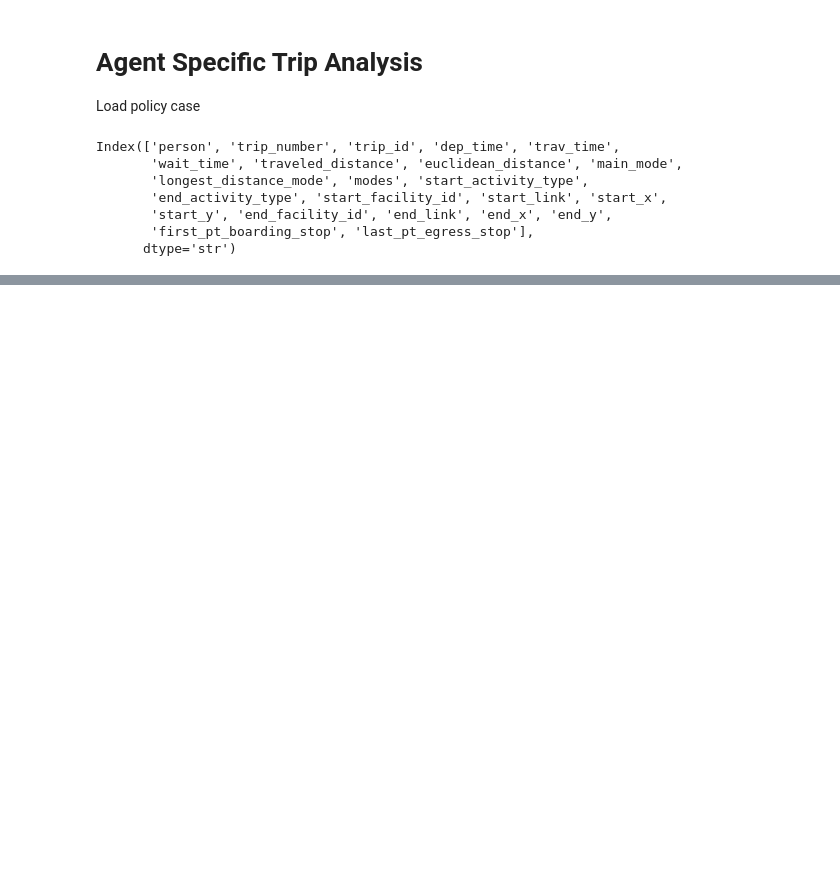
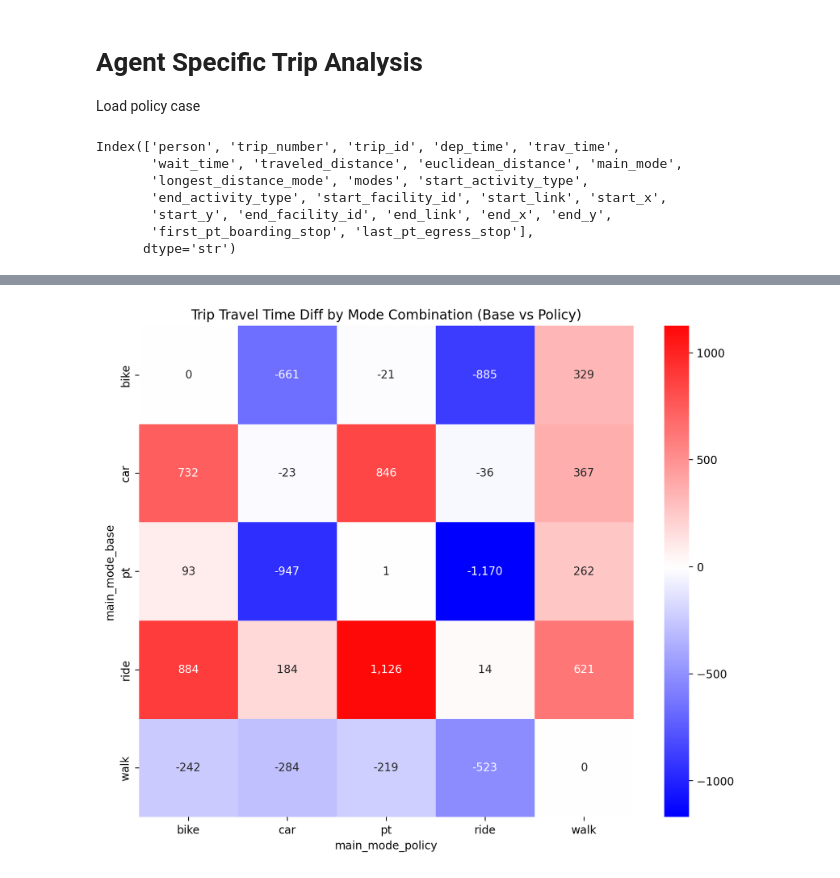
Before and after one commit to matsim-scenarios/matsim-berlin, a Jupyter notebook: src/main/python/analysis/trips-agent-specific.ipynb, the cells around one changed output, grey strips where cells are left out. Cells and saved outputs as stored; diff of their text form; code cells hidden in the pictures; blank space fills up the shorter version.

```diff
--- a/src/main/python/analysis/trips-agent-specific.ipynb
+++ b/src/main/python/analysis/trips-agent-specific.ipynb
@@ -67,0 +176,4 @@ Index(['person_base', 'trip_number_base', 'trip_id', 'dep_time_base',
+# %%
+plot_mode_combination_heatmap(mode_matrix_base_deparking, "mean_travel_time_diff", "Trip Travel Time Diff by Mode Combination (Base vs Policy)")
+# %% [output]
+[figure, added]
```
Also changed, not shown: parts of 18 cells of this notebook, 5 other files.
